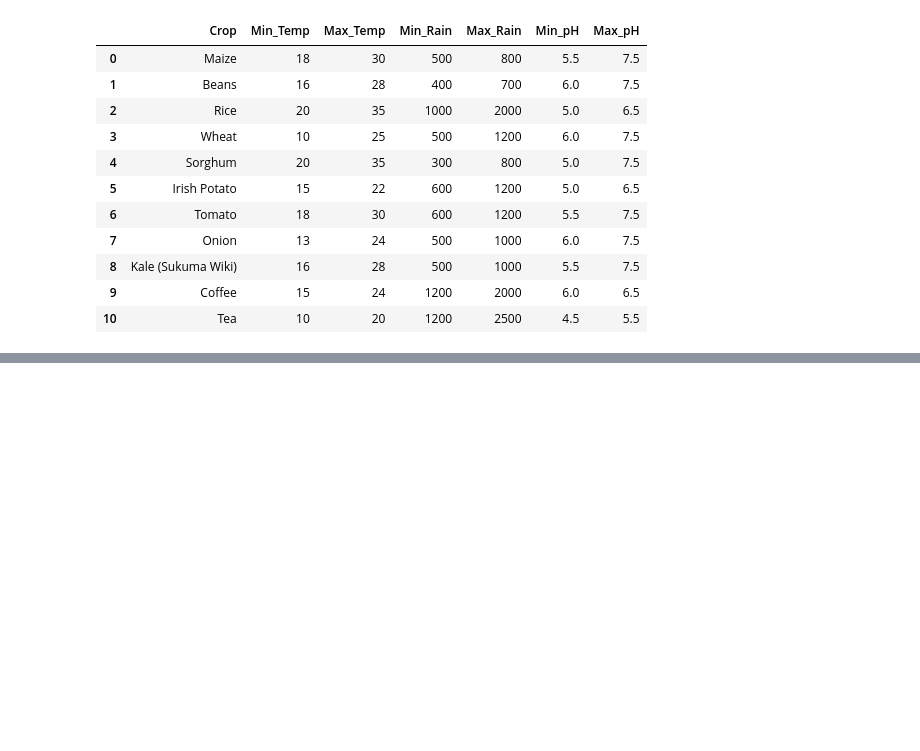
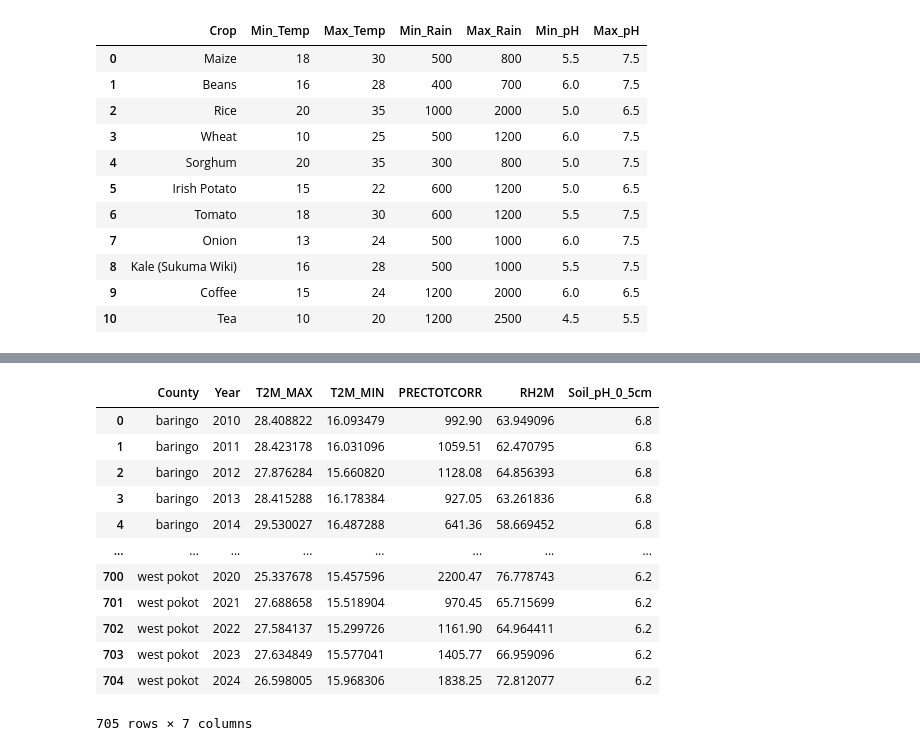
Before and after one commit to Gideonngige/jupyter-notebooks, a Jupyter notebook: Project_implementation.ipynb, the cells around one changed output, grey strips where cells are left out. Saved outputs shown, nothing was run; the diff lists cells and outputs as text; code cells hidden in the pictures; blank space fills up the shorter version.

```diff
--- a/Project_implementation.ipynb
+++ b/Project_implementation.ipynb
@@ -324,0 +434,35 @@ crop_requirements_df
+# %%
+# import pandas as pd
+
+# climate_df = pd.read_csv("datasets/climate_soil.csv")
+
+# convert date
+merged_df["Date"] = pd.to_datetime(merged_df["Date"])
+
+# extract year
+merged_df["Year"] = merged_df["Date"].dt.year
+
+# create average features
+merged_summary = merged_df.groupby(["County","Year"]).agg({
+    "T2M_MAX":"mean",
+    "T2M_MIN":"mean",
+    "PRECTOTCORR":"sum",
+    "RH2M":"mean",
+    "Soil_pH_0_5cm":"mean"
+}).reset_index()
+
+merged_summary
+# %% [output]
+|  | County | Year | T2M_MAX | T2M_MIN | PRECTOTCORR | RH2M | Soil_pH_0_5cm |
+| 0 | baringo | 2010 | 28.408822 | 16.093479 | 992.90 | 63.949096 | 6.8 |
+| 1 | baringo | 2011 | 28.423178 | 16.031096 | 1059.51 | 62.470795 | 6.8 |
+| 2 | baringo | 2012 | 27.876284 | 15.660820 | 1128.08 | 64.856393 | 6.8 |
+| 3 | baringo | 2013 | 28.415288 | 16.178384 | 927.05 | 63.261836 | 6.8 |
+| 4 | baringo | 2014 | 29.530027 | 16.487288 | 641.36 | 58.669452 | 6.8 |
+| ... | ... | ... | ... | ... | ... | ... | ... |
+| 700 | west pokot | 2020 | 25.337678 | 15.457596 | 2200.47 | 76.778743 | 6.2 |
+| 701 | west pokot | 2021 | 27.688658 | 15.518904 | 970.45 | 65.715699 | 6.2 |
+| 702 | west pokot | 2022 | 27.584137 | 15.299726 | 1161.90 | 64.964411 | 6.2 |
+| 703 | west pokot | 2023 | 27.634849 | 15.577041 | 1405.77 | 66.959096 | 6.2 |
+| 704 | west pokot | 2024 | 26.598005 | 15.968306 | 1838.25 | 72.812077 | 6.2 |
+705 rows × 7 columns
```
Also changed, not shown: parts of 12 cells of this notebook, 3 other files.
